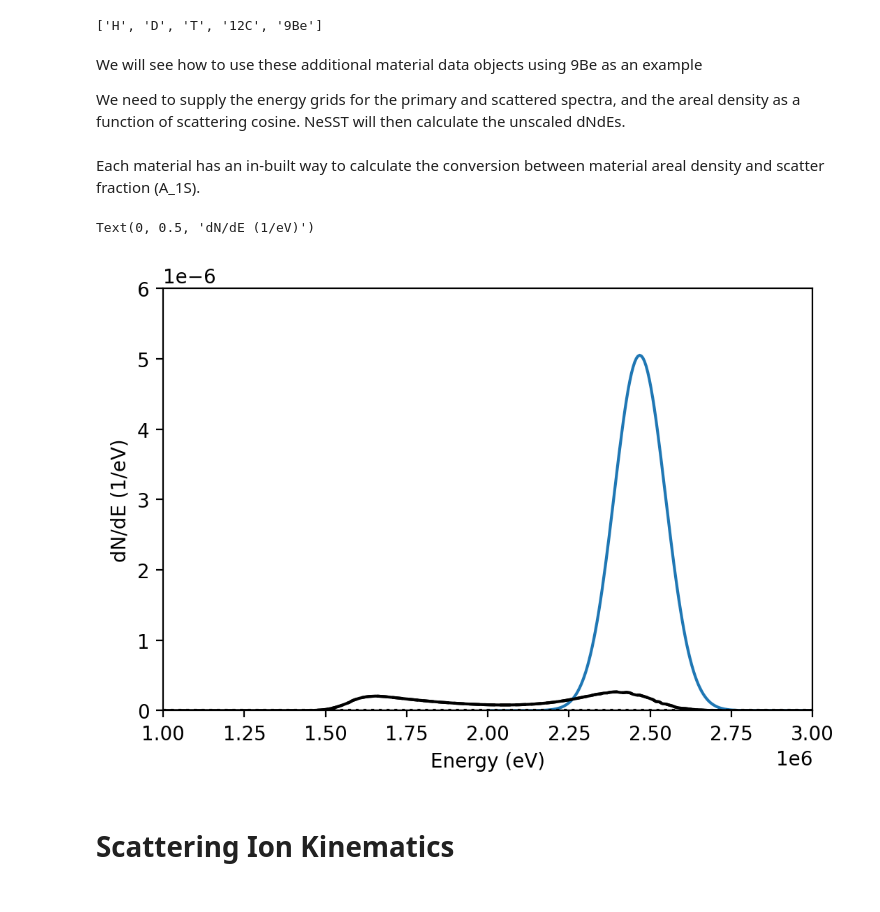
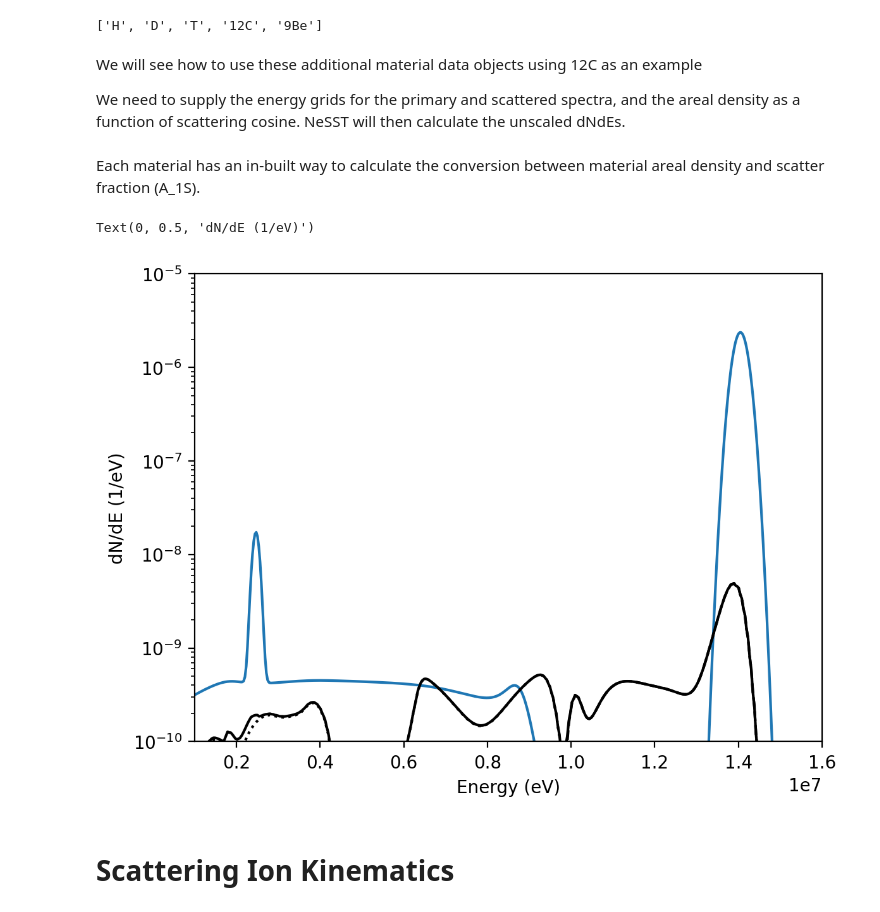
Before and after one commit to aidancrilly/NeSST, a Jupyter notebook: example/NeSST Guide.ipynb, the cells around one changed output. Cells and saved outputs as stored; diff of their text form; code cells hidden in the pictures.

Commit message:
Working inelastic model :)

```diff
--- a/example/NeSST Guide.ipynb
+++ b/example/NeSST Guide.ipynb
@@ -278,6 +278,6 @@ print(nst.available_materials)
 # %% [output]
 ['H', 'D', 'T', '12C', '9Be']
 # %% [markdown]
-We will see how to use these additional material data objects using 9Be as an example
+We will see how to use these additional material data objects using 12C as an example
 
 We need to supply the energy grids for the primary and scattered spectra, and the areal density as a function of scattering cosine. NeSST will then calculate the unscaled dNdEs.
@@ -291,25 +284,28 @@ scatter_9Be_total = nst.mat_scatter_spec(mat_9Be,dNdE_DD_Be,lambda x : np.ones_l
+# %%
+mat_12C = nst.init_mat_scatter(E_sspec,E_pspec,'12C')
+scatter_12C_total = nst.mat_scatter_spec(mat_12C,I_prim,lambda x : np.ones_like(x))
 # %% [markdown]
 Each material has an in-built way to calculate the conversion between material areal density and scatter fraction (A_1S).
 # %%
-rhoR = 10.0 # kg/m^2
-A_1S = mat_9Be.rhoR_2_A1s(rhoR)
+rhoR = 1.0 # kg/m^2
+A_1S = mat_12C.rhoR_2_A1s(rhoR)
 
 plt.figure(dpi=200)
 
-plt.plot(EBe_pspec,dNdE_DD_Be)
-dNdE_scatter = A_1S*scatter_9Be_total
-plt.plot(EBe_sspec,dNdE_scatter,'k')
+plt.semilogy(E_pspec,I_prim)
+dNdE_scatter = A_1S*scatter_12C_total
+plt.plot(E_sspec,dNdE_scatter,'k')
 # Components
-plt.plot(EBe_sspec,A_1S*mat_9Be.elastic_dNdE,'k--')
-plt.plot(EBe_sspec,A_1S*mat_9Be.n2n_dNdE,'k:')
+plt.plot(E_sspec,A_1S*mat_12C.elastic_dNdE,'k--')
+plt.plot(E_sspec,A_1S*mat_12C.inelastic_dNdE,'k:')
 
-plt.xlim(EBe_sspec[0],EBe_sspec[-1])
-plt.ylim(0.0,6e-6)
+plt.xlim(E_sspec[0],E_sspec[-1])
+plt.ylim(1e-10,1e-5)
 plt.xlabel("Energy (eV)")
 plt.ylabel("dN/dE (1/eV)")
 # %% [output]
 Text(0, 0.5, 'dN/dE (1/eV)')
-[figure, old version]
+[figure, new version]
 # %% [markdown]
 # Scattering Ion Kinematics <a class="anchor" id="fourth-bullet"></a>
 # %% [markdown]
```
Also changed, not shown: parts of 6 cells of this notebook, 43 other files.
